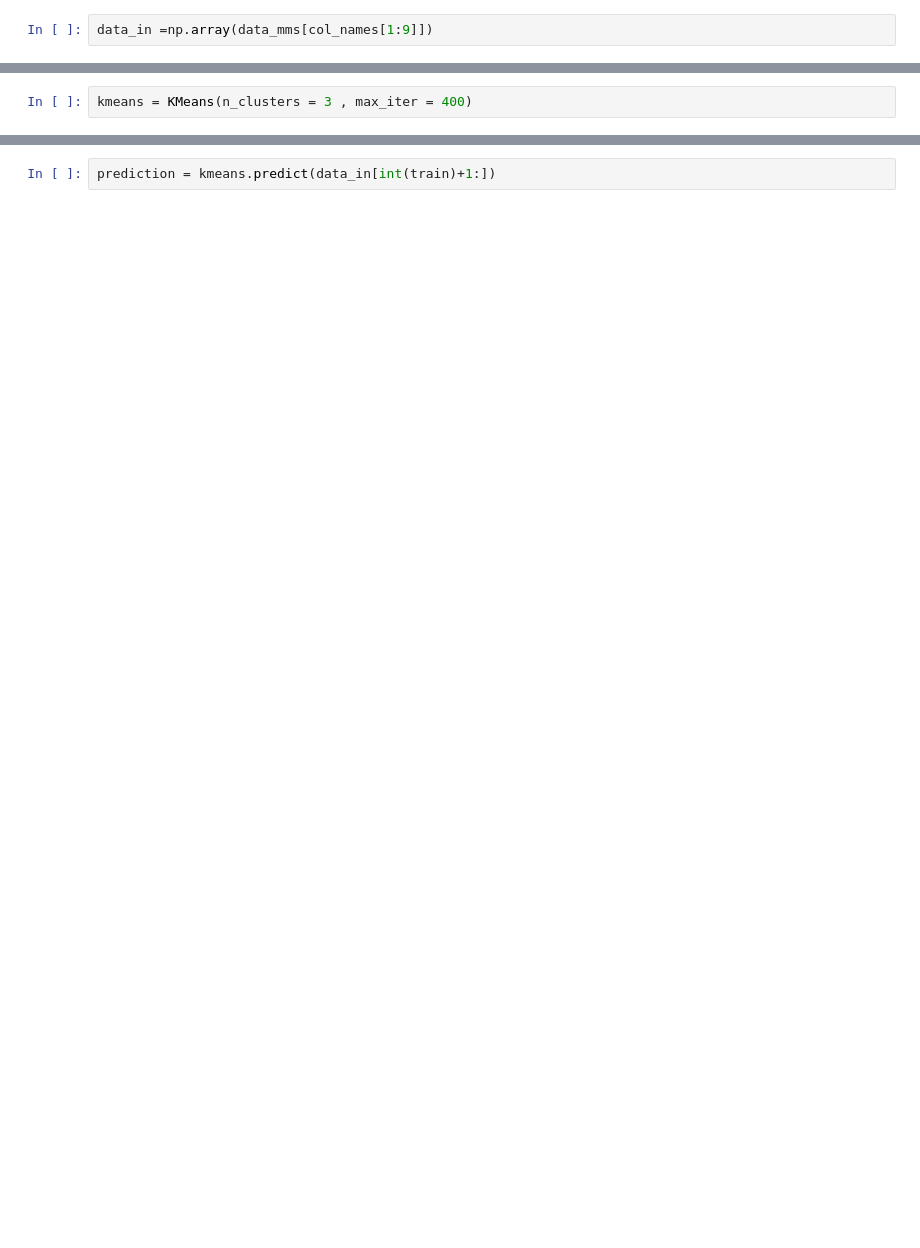
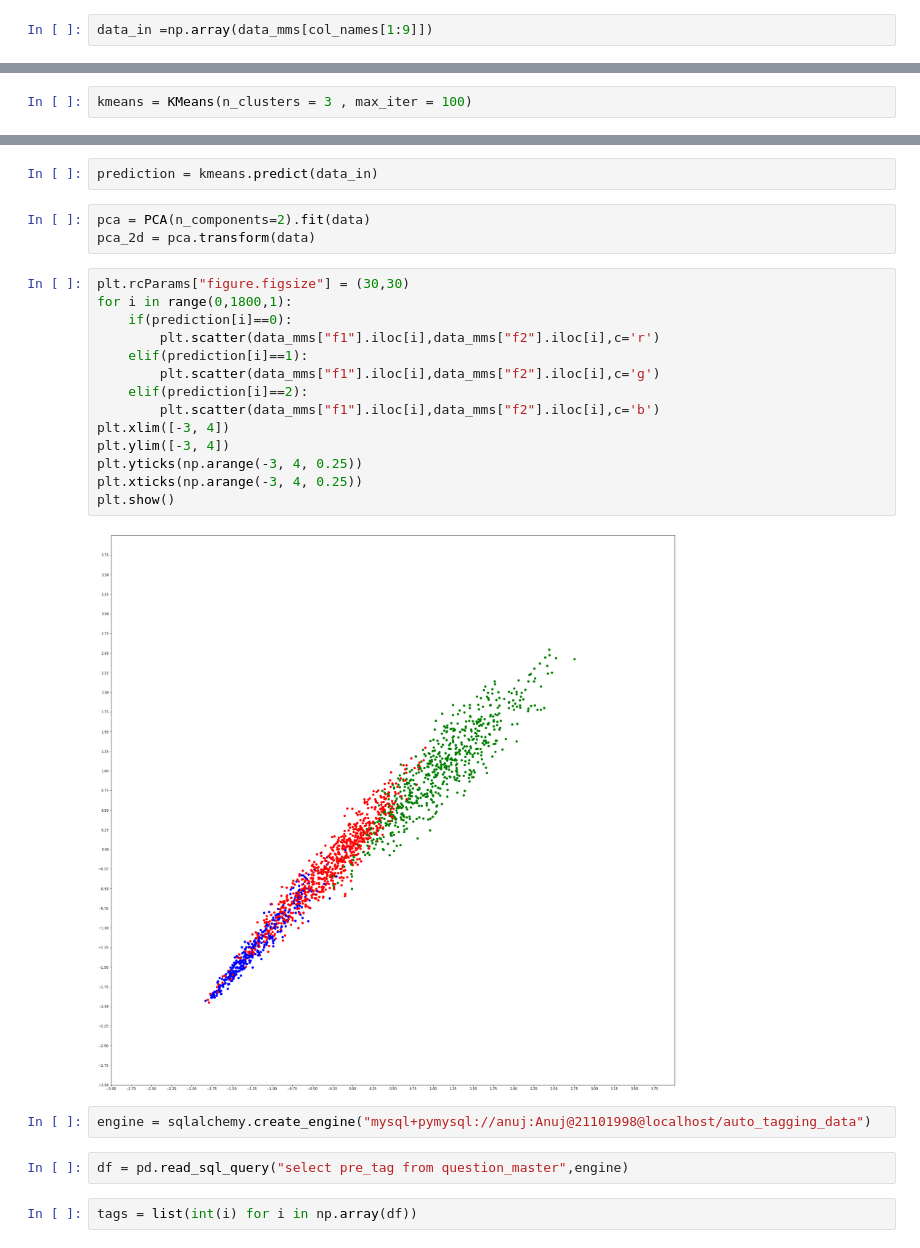
Before and after one commit to anuj2110/Auto-Tagging-Algorithm-Personal, a Jupyter notebook: MODEL1.ipynb, the cells around one changed output, grey strips where cells are left out. Drawn from its saved outputs; the diff is of its cells as text; blank space fills up the shorter version.

```diff
--- a/MODEL1.ipynb
+++ b/MODEL1.ipynb
@@ -84,3 +91,3 @@ data_in =np.array(data_mms[col_names[1:9]])
 # %%
-kmeans = KMeans(n_clusters = 3 , max_iter = 400)
+kmeans = KMeans(n_clusters = 3 , max_iter = 100)
 # %%
@@ -92,4 +99,29 @@ KMeans(algorithm='auto', copy_x=True, init='k-means++', max_iter=400,
        n_clusters=3, n_init=10, n_jobs=None, precompute_distances='auto',
        random_state=None, tol=0.0001, verbose=0)
 # %%
-prediction = kmeans.predict(data_in[int(train)+1:])
+prediction = kmeans.predict(data_in)
+# %%
+pca = PCA(n_components=2).fit(data)
+pca_2d = pca.transform(data)
+# %%
+plt.rcParams["figure.figsize"] = (30,30)
+for i in range(0,1800,1):
+    if(prediction[i]==0):
+        plt.scatter(data_mms["f1"].iloc[i],data_mms["f2"].iloc[i],c='r')
+    elif(prediction[i]==1):
+        plt.scatter(data_mms["f1"].iloc[i],data_mms["f2"].iloc[i],c='g')
+    elif(prediction[i]==2):
+        plt.scatter(data_mms["f1"].iloc[i],data_mms["f2"].iloc[i],c='b')
+plt.xlim([-3, 4])
+plt.ylim([-3, 4])
+plt.yticks(np.arange(-3, 4, 0.25))
+plt.xticks(np.arange(-3, 4, 0.25))
+plt.show()
+# %% [output]
+[figure, added]
+# %%
+engine = sqlalchemy.create_engine("mysql+pymysql://anuj:Anuj@21101998@localhost/auto_tagging_data")
+# %%
+df = pd.read_sql_query("select pre_tag from question_master",engine)
+# %%
+tags = list(int(i) for i in np.array(df))
```
Also changed, not shown: parts of 18 cells of this notebook.
